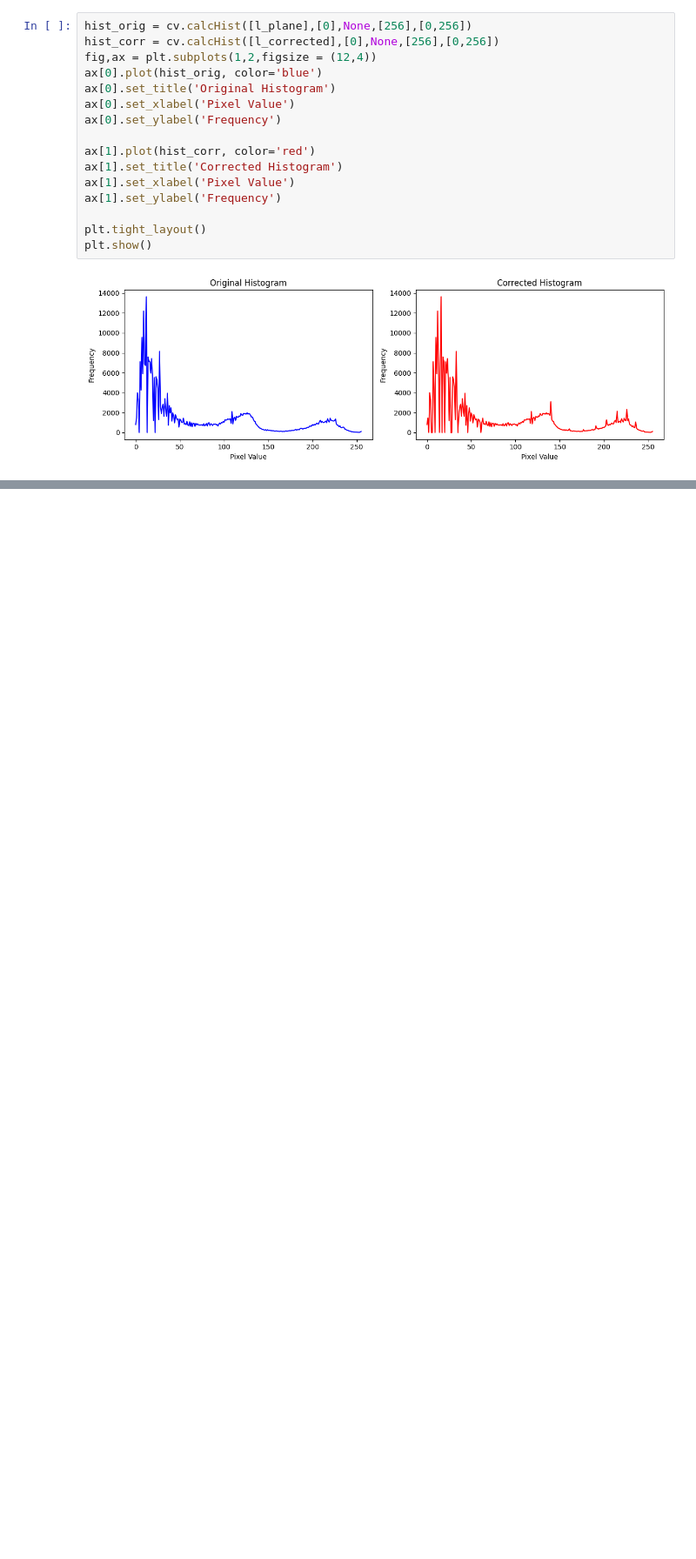
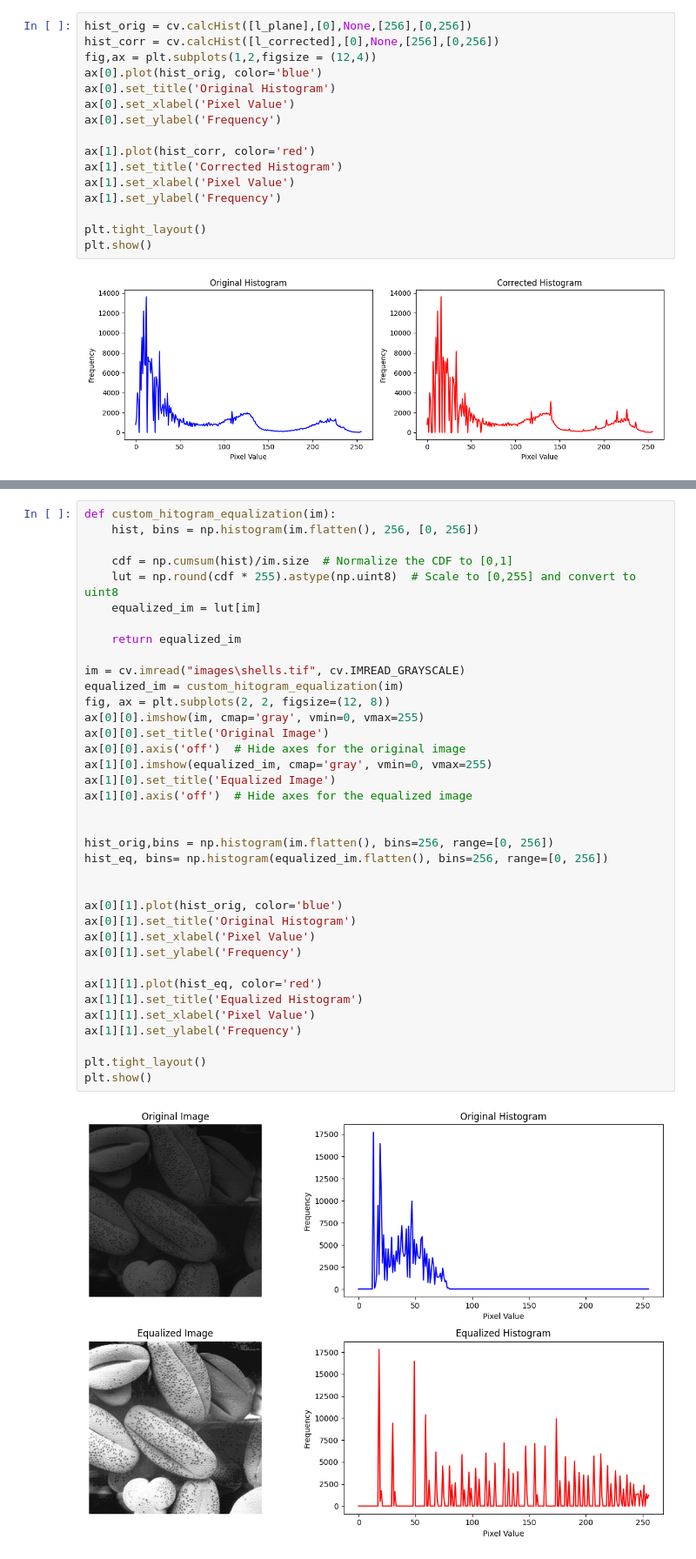
Before and after one commit to ChamodLD/Image-Processing-and-Machine-Vision, a Jupyter notebook: Assignment 01.ipynb, the cells around one changed output, grey strips where cells are left out. Shown at 87% size. Cells and saved outputs as stored; diff of their text form; blank space fills up the shorter version.

```diff
--- a/Assignment 01.ipynb
+++ b/Assignment 01.ipynb
@@ -193,0 +240,39 @@ plt.show()
+# %%
+def custom_hitogram_equalization(im):
+    hist, bins = np.histogram(im.flatten(), 256, [0, 256])
+
+    cdf = np.cumsum(hist)/im.size  # Normalize the CDF to [0,1]
+    lut = np.round(cdf * 255).astype(np.uint8)  # Scale to [0,255] and convert to uint8
+    equalized_im = lut[im]
+
+    return equalized_im
+
+im = cv.imread("images\shells.tif", cv.IMREAD_GRAYSCALE)
+equalized_im = custom_hitogram_equalization(im)
+fig, ax = plt.subplots(2, 2, figsize=(12, 8))
+ax[0][0].imshow(im, cmap='gray', vmin=0, vmax=255)
+ax[0][0].set_title('Original Image')
+ax[0][0].axis('off')  # Hide axes for the original image
+ax[1][0].imshow(equalized_im, cmap='gray', vmin=0, vmax=255)
+ax[1][0].set_title('Equalized Image')
+ax[1][0].axis('off')  # Hide axes for the equalized image
+
+
+hist_orig,bins = np.histogram(im.flatten(), bins=256, range=[0, 256])
+hist_eq, bins= np.histogram(equalized_im.flatten(), bins=256, range=[0, 256])
+
+
+ax[0][1].plot(hist_orig, color='blue')
+ax[0][1].set_title('Original Histogram')
+ax[0][1].set_xlabel('Pixel Value')
+ax[0][1].set_ylabel('Frequency')
+
+ax[1][1].plot(hist_eq, color='red')
+ax[1][1].set_title('Equalized Histogram')
+ax[1][1].set_xlabel('Pixel Value')
+ax[1][1].set_ylabel('Frequency')
+
+plt.tight_layout()
+plt.show()
+# %% [output]
+[figure, added]
```
Also changed, not shown: parts of 12 cells of this notebook.
